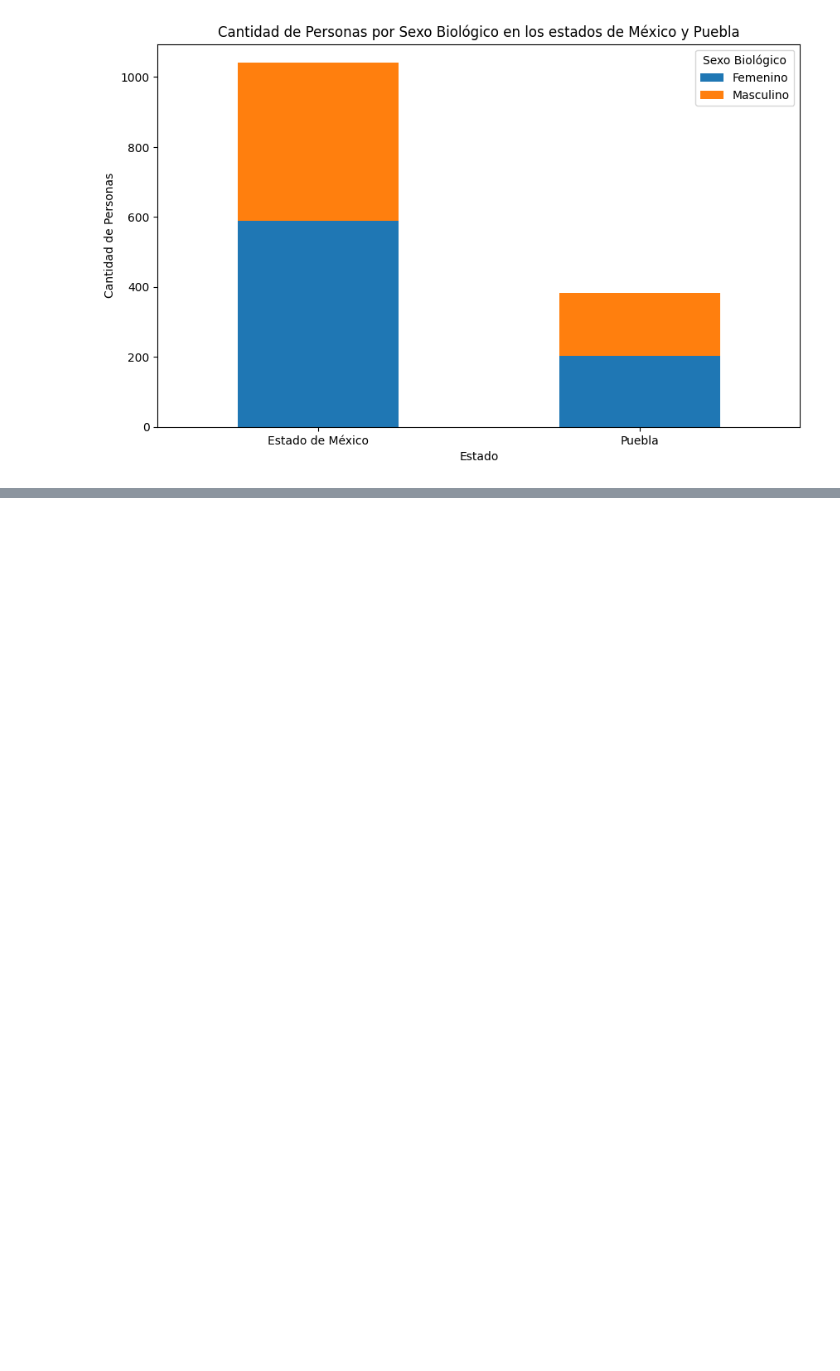
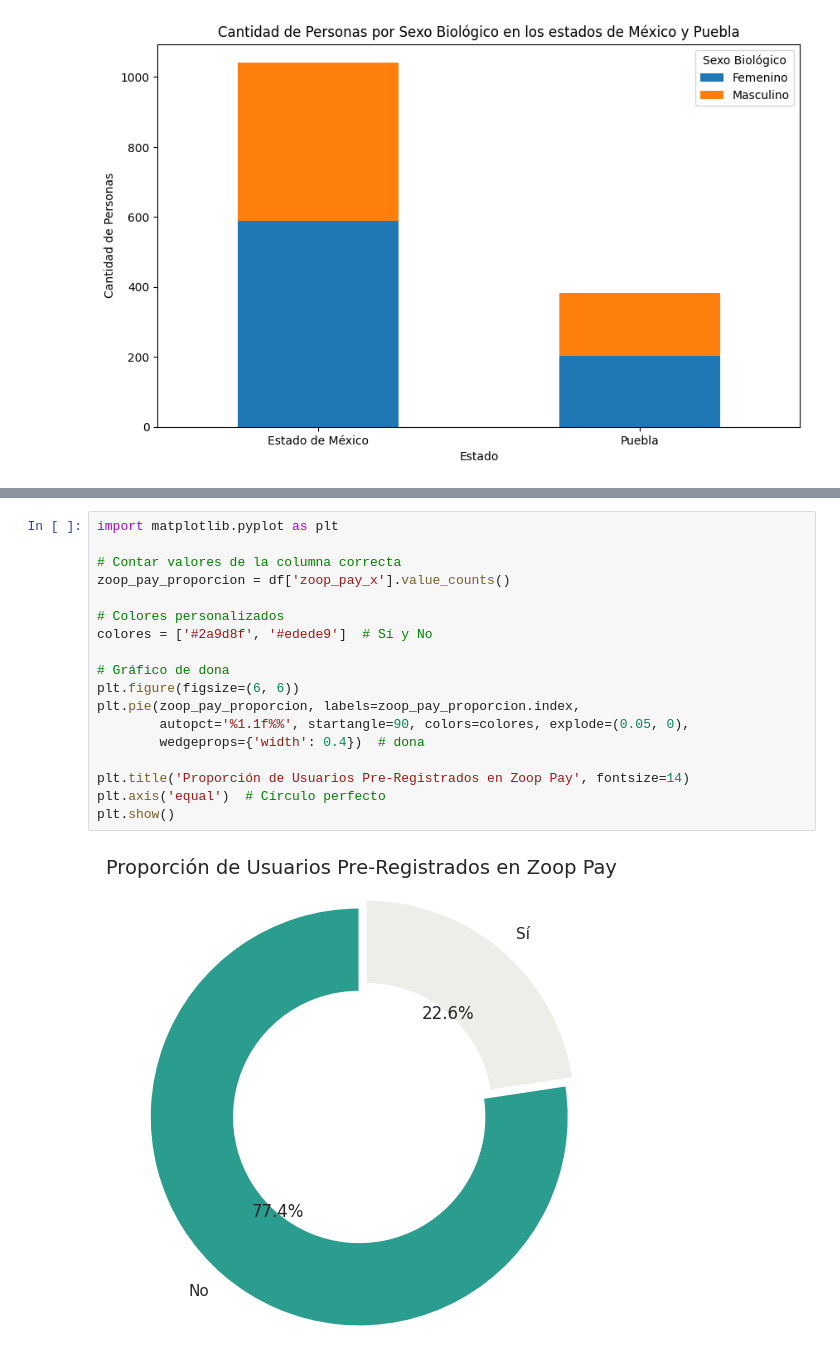
Before and after one commit to Zuzed22/IA-aplicada-a-la-ciencia-de-datos, a Jupyter notebook: Ejercicios_zoop_pay.ipynb, the cells around one changed output, grey strips where cells are left out. Saved outputs shown, nothing was run; the diff lists cells and outputs as text; blank space fills up the shorter version.

```diff
--- a/Ejercicios_zoop_pay.ipynb
+++ b/Ejercicios_zoop_pay.ipynb
@@ -293,0 +333,20 @@ plt.show()
+# %%
+import matplotlib.pyplot as plt
+
+# Contar valores de la columna correcta
+zoop_pay_proporcion = df['zoop_pay_x'].value_counts()
+
+# Colores personalizados
+colores = ['#2a9d8f', '#edede9']  # Sí y No
+
+# Gráfico de dona
+plt.figure(figsize=(6, 6))
+plt.pie(zoop_pay_proporcion, labels=zoop_pay_proporcion.index,
+        autopct='%1.1f%%', startangle=90, colors=colores, explode=(0.05, 0),
+        wedgeprops={'width': 0.4})  # dona
+
+plt.title('Proporción de Usuarios Pre-Registrados en Zoop Pay', fontsize=14)
+plt.axis('equal')  # Círculo perfecto
+plt.show()
+# %% [output]
+[figure, added]
```
Also changed, not shown: parts of 11 cells of this notebook.
